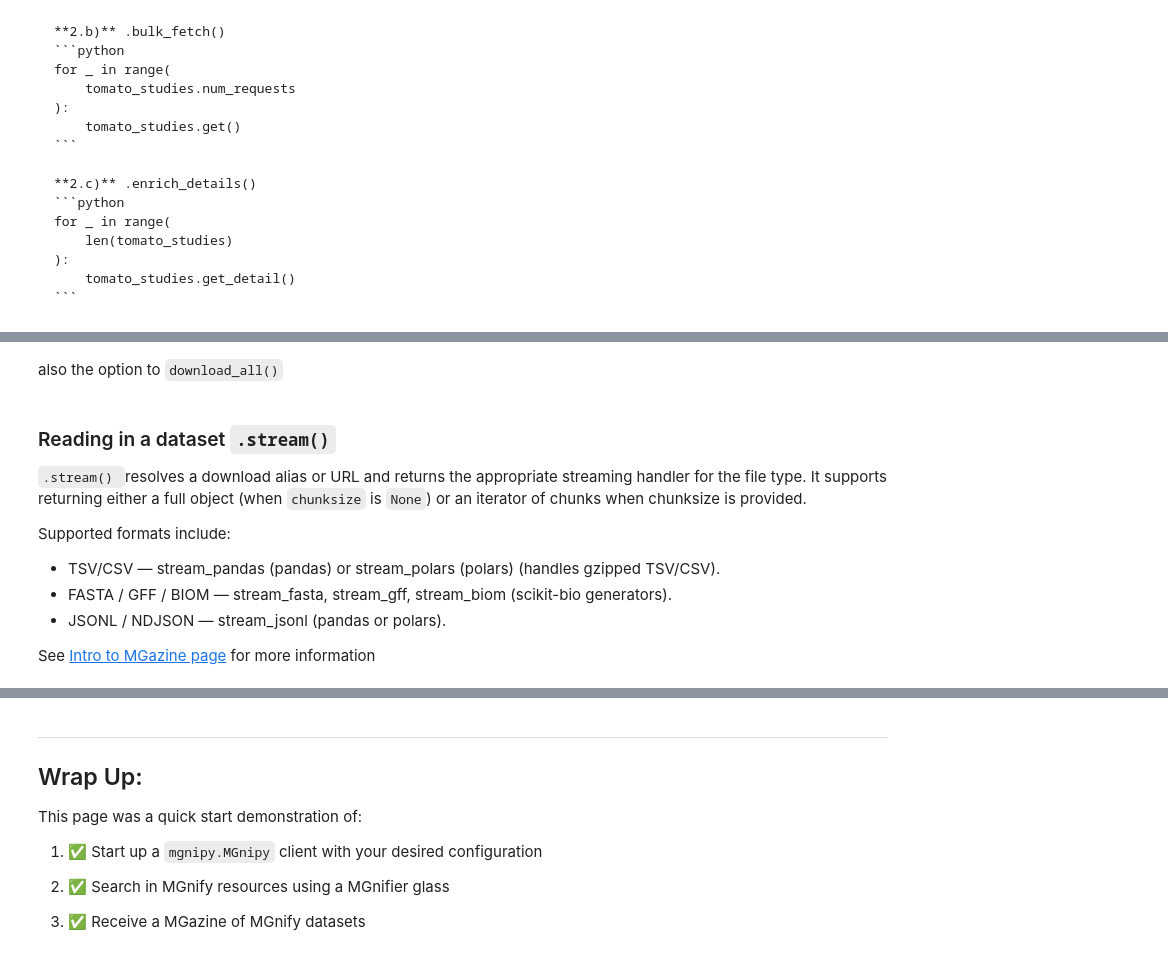
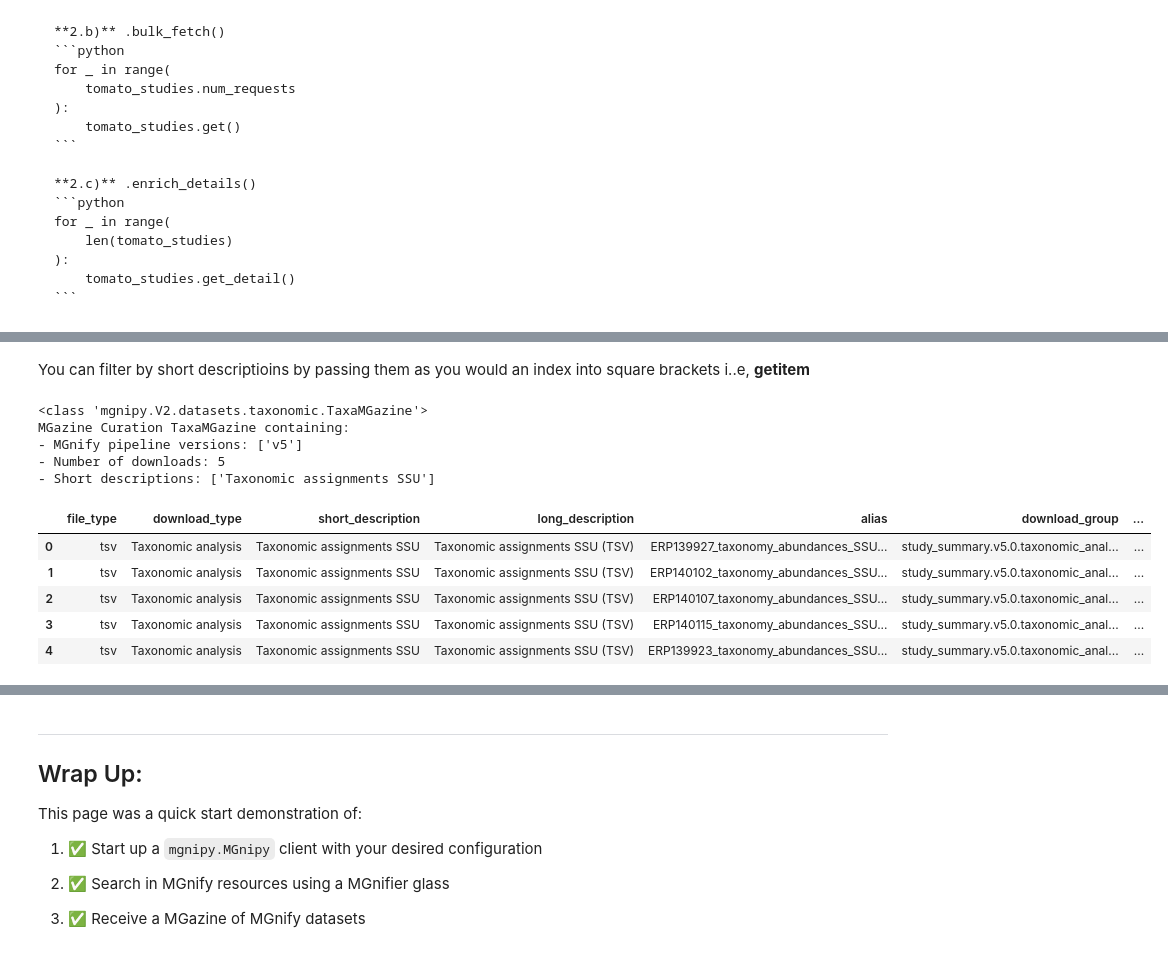
Before and after one commit to EBI-Metagenomics/mgnipy, a Jupyter notebook: docs/notebooks/getting-started/4_downloading_data.ipynb, the cells around one changed output, grey strips where cells are left out. Cells and saved outputs as stored; diff of their text form; code cells hidden in the pictures.

```diff
--- a/docs/notebooks/getting-started/4_downloading_data.ipynb
+++ b/docs/notebooks/getting-started/4_downloading_data.ipynb
@@ -177,2 +147,0 @@ ERP139927_phylum_taxonomy_abundances_SSU_v5.0.tsv
-# %% [markdown]
-also the option to `download_all()`
@@ -182,11 +147,0 @@ also the option to `download_all()`
-# %% [markdown]
-### Reading in a dataset `.stream()`
-
-`.stream() `resolves a download alias or URL and returns the appropriate streaming handler for the file type. It supports returning either a full object (when `chunksize` is `None`) or an iterator of chunks when chunksize is provided.
-
-Supported formats include:
-- TSV/CSV — stream_pandas (pandas) or stream_polars (polars) (handles gzipped TSV/CSV).
-- FASTA / GFF / BIOM — stream_fasta, stream_gff, stream_biom (scikit-bio generators).
-- JSONL / NDJSON — stream_jsonl (pandas or polars).
-
-See [Intro to MGazine page](TODO) for more information
@@ -196,0 +148,24 @@ See [Intro to MGazine page](TODO) for more information
+# %% [markdown]
+You can filter by short descriptioins by passing them as you would an index into square brackets i..e, __getitem__
+# %%
+# we want the taxonomic assignments
+ssu = MZ['Taxonomic assignments SSU']
+
+# checking out what it is
+print(type(ssu))
+print(ssu)
+
+# downloads_df again
+ssu.downloads_df
+# %% [output]
+<class 'mgnipy.V2.datasets.taxonomic.TaxaMGazine'>
+MGazine Curation TaxaMGazine containing:
+- MGnify pipeline versions: ['v5']
+- Number of downloads: 5
+- Short descriptions: ['Taxonomic assignments SSU']
+|  | file_type | download_type | short_description | long_description | alias | download_group | ... |
+| 0 | tsv | Taxonomic analysis | Taxonomic assignments SSU | Taxonomic assignments SSU (TSV) | ERP139927_taxonomy_abundances_SSU... | study_summary.v5.0.taxonomic_anal... | ... |
+| 1 | tsv | Taxonomic analysis | Taxonomic assignments SSU | Taxonomic assignments SSU (TSV) | ERP140102_taxonomy_abundances_SSU... | study_summary.v5.0.taxonomic_anal... | ... |
+| 2 | tsv | Taxonomic analysis | Taxonomic assignments SSU | Taxonomic assignments SSU (TSV) | ERP140107_taxonomy_abundances_SSU... | study_summary.v5.0.taxonomic_anal... | ... |
+| 3 | tsv | Taxonomic analysis | Taxonomic assignments SSU | Taxonomic assignments SSU (TSV) | ERP140115_taxonomy_abundances_SSU... | study_summary.v5.0.taxonomic_anal... | ... |
+| 4 | tsv | Taxonomic analysis | Taxonomic assignments SSU | Taxonomic assignments SSU (TSV) | ERP139923_taxonomy_abundances_SSU... | study_summary.v5.0.taxonomic_anal... | ... |
```
Also changed, not shown: parts of 13 cells of this notebook, 31 other files.
